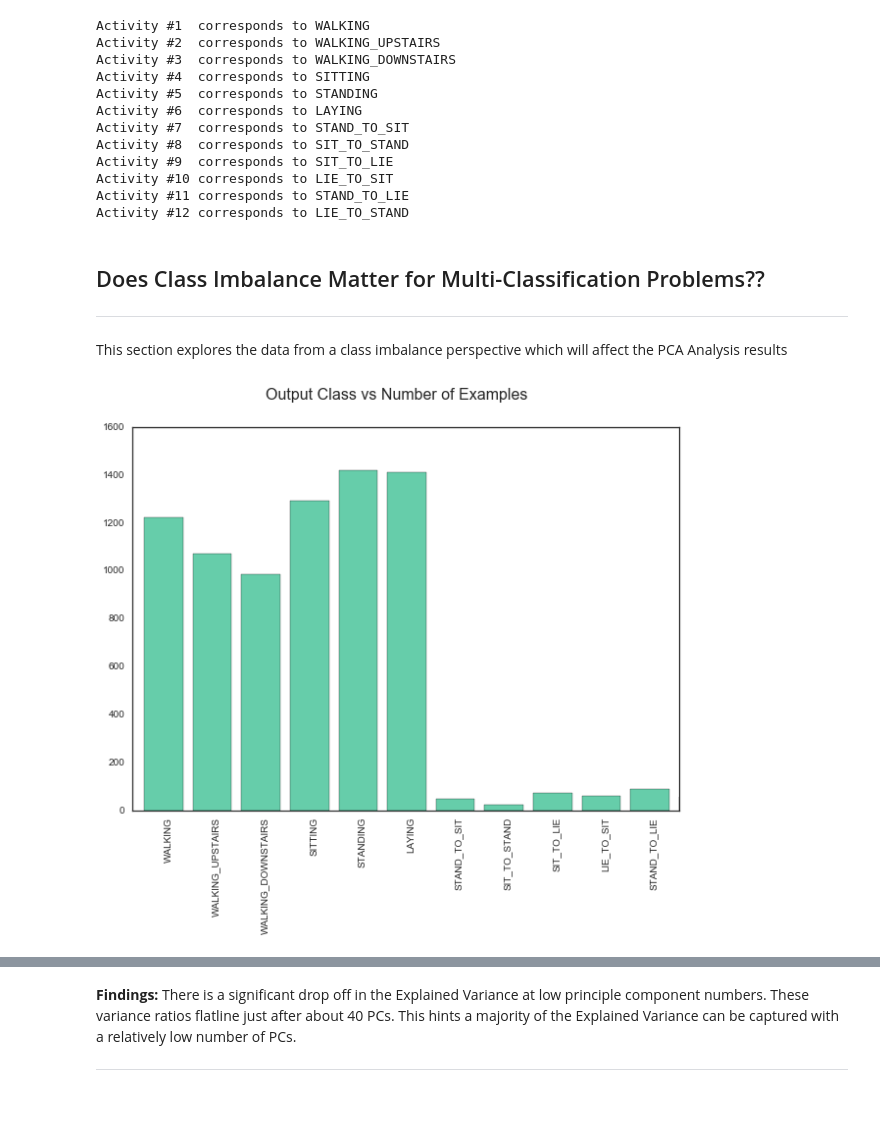
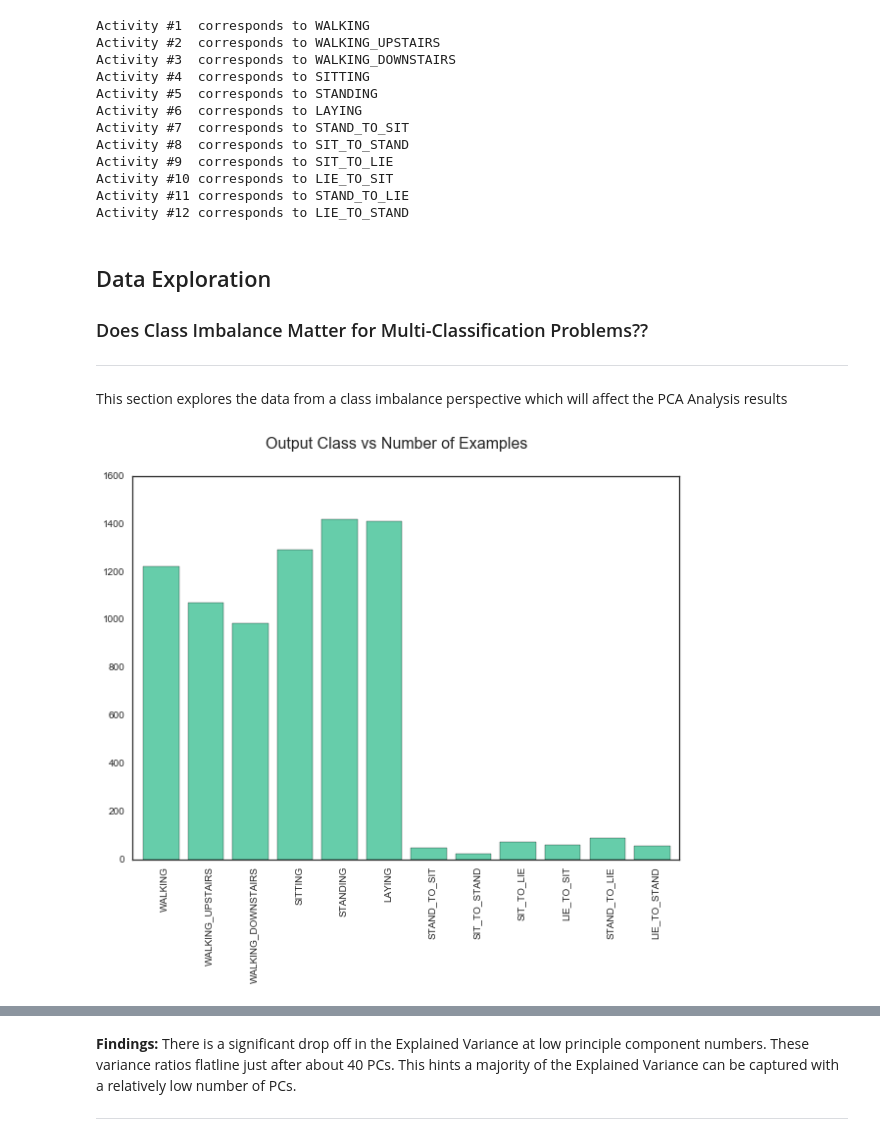
Before and after one commit to todddangerfarr/mlnd-p5-capstone-wearables-activity-tracking, a Jupyter notebook: human-activities-and-postural-transitions.ipynb, the cells around one changed output, grey strips where cells are left out. Saved outputs shown, nothing was run; the diff lists cells and outputs as text; code cells hidden in the pictures; blank space fills up the shorter version.

Commit message:
Feature: Expanded on Data Exploration, also looked at learning from the Raw Acc and Gyro data in addition to the preprocessed data.

```diff
--- a/human-activities-and-postural-transitions.ipynb
+++ b/human-activities-and-postural-transitions.ipynb
@@ -100,7 +106,9 @@ y_train.columns = ['activity']
 y_test = pd.read_csv('hapt-data/Test/y_test.txt', sep=' ', header=None)
 y_test.columns = ['activity']
 # %% [markdown]
-## Does Class Imbalance Matter for Multi-Classification Problems??
+## Data Exploration
+
+### Does Class Imbalance Matter for Multi-Classification Problems??
 
 ----
 
@@ -108,15 +116,16 @@ This section explores the data from a class imbalance perspective which will aff
 # %%
 import numpy as np
 
 activity_type, counts = np.unique(y_train.activity.values, return_counts=True)
 
+sns.set_style('white')
 plt.figure(figsize=(10, 7))
 
 plt.bar(activity_type, counts, color='mediumaquamarine')
 plt.suptitle('Output Class vs Number of Examples', fontsize=16)
-plt.xticks([(x + 1.5) for x in range(len(counts))], [x.split()[1] for x in activites], rotation=90)
-plt.xlim([0.75, 12])
+plt.xticks([(x + 1.5) for x in range(len(counts) + 1)], [x.split()[1] for x in activites], rotation=90)
+plt.xlim([0.75, 13])
 
 plt.show()
 # %% [output]
-[figure, old version]
+[figure, new version]
```
Also changed, not shown: parts of 41 cells of this notebook, 15 other files.
